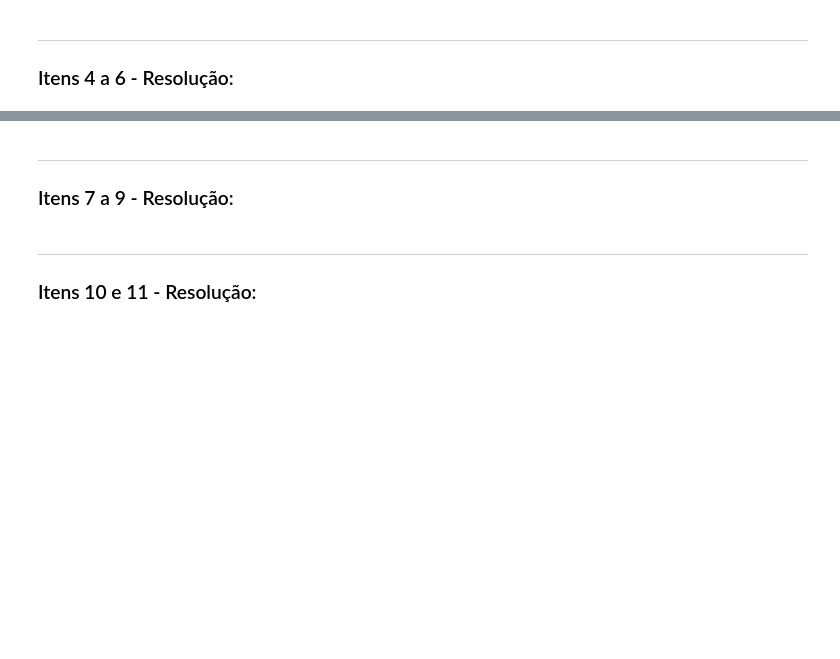
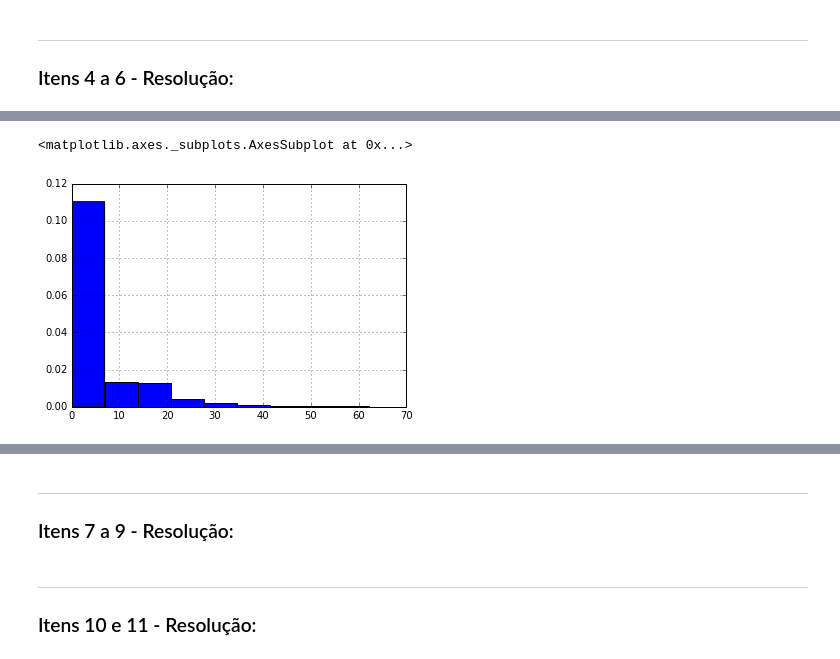
Before and after one commit to carletti/CD, a Jupyter notebook: Mini-Projeto1/MiniProjeto1.ipynb, the cells around one changed output, grey strips where cells are left out. Saved outputs shown, nothing was run; the diff lists cells and outputs as text; code cells hidden in the pictures; blank space fills up the shorter version.

```diff
--- a/Mini-Projeto1/MiniProjeto1.ipynb
+++ b/Mini-Projeto1/MiniProjeto1.ipynb
@@ -27,0 +74,5 @@ ___
+# %%
+computadores[computadores<70].hist(normed=True)
+# %% [output]
+<matplotlib.axes._subplots.AxesSubplot at 0x...>
+[figure, added]
```
Also changed, not shown: parts of 8 cells of this notebook.
